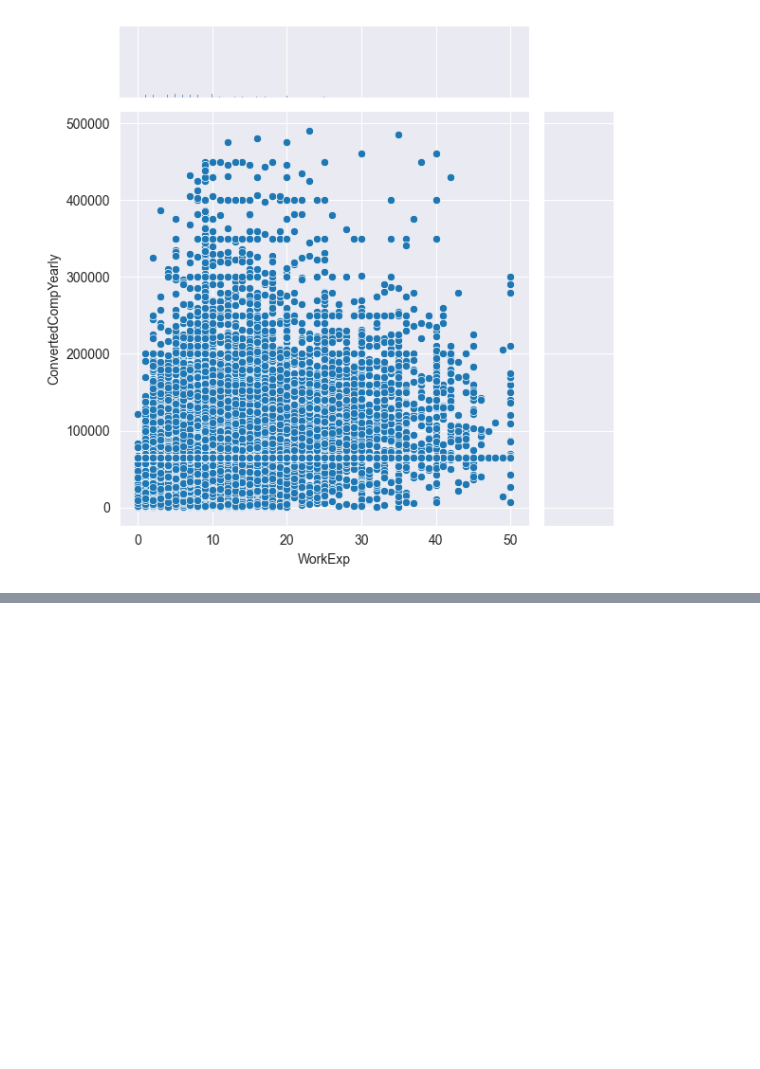
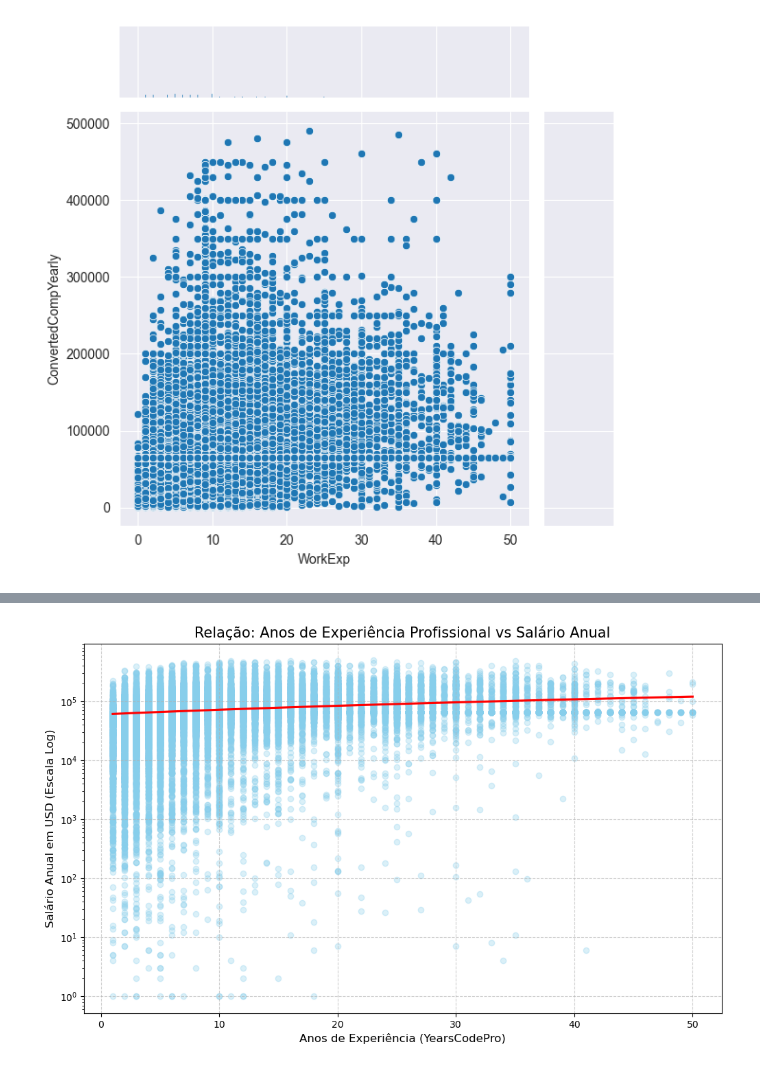
Before and after one commit to Rodrigo-CPEio/DataSet_GroupProject, a Jupyter notebook: graficos.ipynb, the cells around one changed output, grey strips where cells are left out. Drawn from its saved outputs; the diff is of its cells as text; code cells hidden in the pictures; blank space fills up the shorter version.

```diff
--- a/graficos.ipynb
+++ b/graficos.ipynb
@@ -189,0 +214,30 @@ plt.show()
+# %%
+# 1. Preparar os dados (remover nulos nas duas colunas para o gráfico não quebrar)
+# Usamos o 'dataset_limpo_medianag' que é o nome correto no teu ficheiro
+df_exp_sal = dataset_limpo_medianag.dropna(subset=['YearsCodePro', 'ConvertedCompYearly']).copy()
+
+# Garantir que os anos de experiência são números (caso estejam como texto)
+df_exp_sal['YearsCodePro'] = pd.to_numeric(df_exp_sal['YearsCodePro'], errors='coerce')
+
+# 2. Filtrar outliers para o gráfico ser legível (ex: salários até 500k)
+df_exp_sal = df_exp_sal[df_exp_sal['ConvertedCompYearly'] < 500000]
+
+# 3. Criar o gráfico de Experiência vs Salário
+plt.figure(figsize=(12, 7))
+
+sns.regplot(data=df_exp_sal,
+            x='YearsCodePro',
+            y='ConvertedCompYearly',
+            scatter_kws={'alpha':0.3, 'color':'skyblue'},
+            line_kws={'color':'red'})
+
+# 4. Ajustes de escala e títulos
+plt.yscale('log') # Escala logarítmica no salário para melhor visualização
+plt.title('Relação: Anos de Experiência Profissional vs Salário Anual', fontsize=15)
+plt.xlabel('Anos de Experiência (YearsCodePro)', fontsize=12)
+plt.ylabel('Salário Anual em USD (Escala Log)', fontsize=12)
+plt.grid(True, linestyle='--', alpha=0.6)
+
+plt.show()
+# %% [output]
+[figure, added]
```
Also changed, not shown: parts of 3 cells of this notebook.
